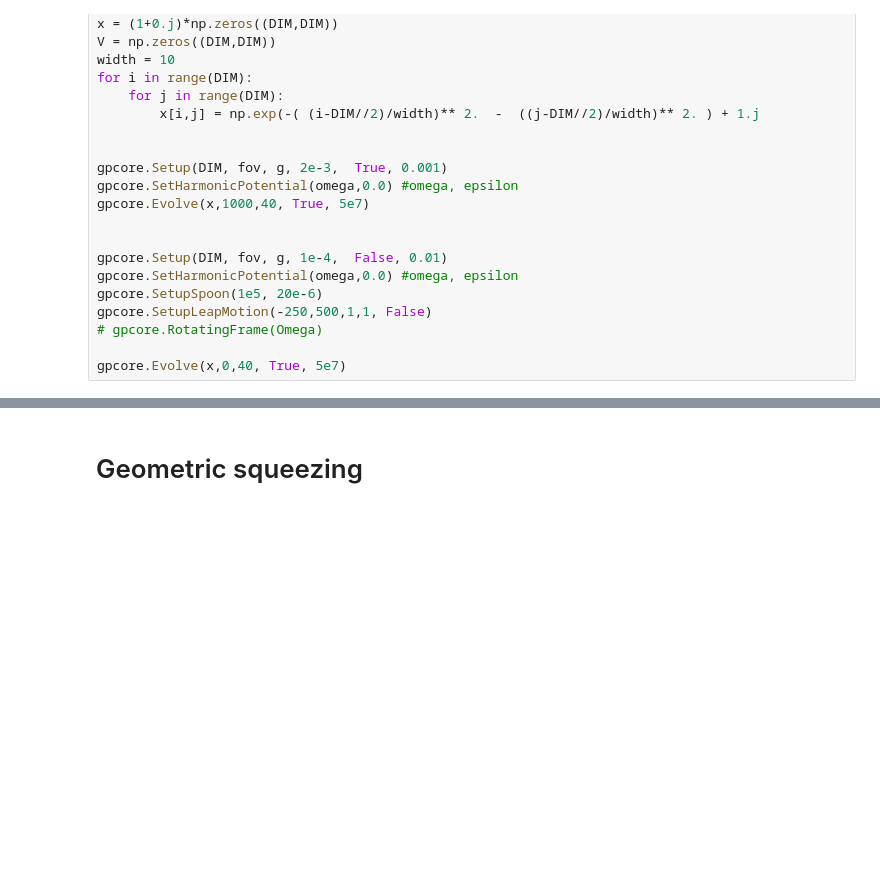
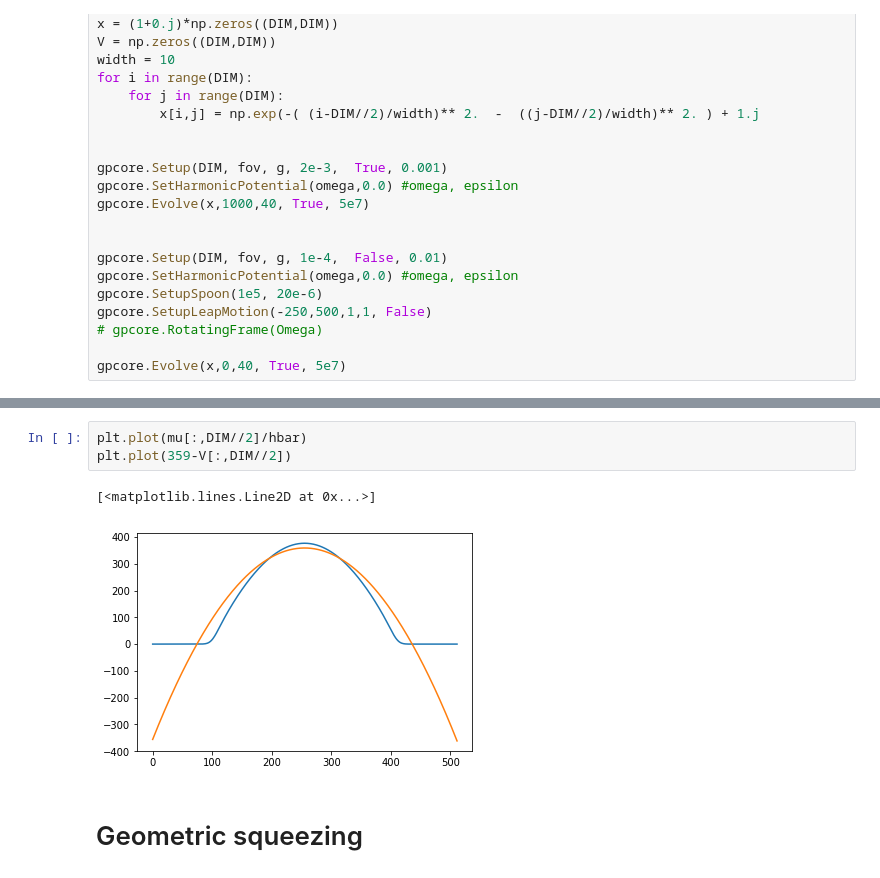
Before and after one commit to biswaroopmukherjee/condensate, a Jupyter notebook: notebooks/gpcore experiments.ipynb, the cells around one changed output, grey strips where cells are left out. Drawn from its saved outputs; the diff is of its cells as text; blank space fills up the shorter version.

```diff
--- a/notebooks/gpcore experiments.ipynb
+++ b/notebooks/gpcore experiments.ipynb
@@ -110,3 +193,9 @@ gpcore.Evolve(x,0,40, True, 5e7)
+# %%
+plt.plot(mu[:,DIM//2]/hbar)
+plt.plot(359-V[:,DIM//2])
+# %% [output]
+[<matplotlib.lines.Line2D at 0x...>]
+[figure, added]
 # %% [markdown]
 # Geometric squeezing
 # %%
```
Also changed, not shown: parts of 22 cells of this notebook, 5 other files.
